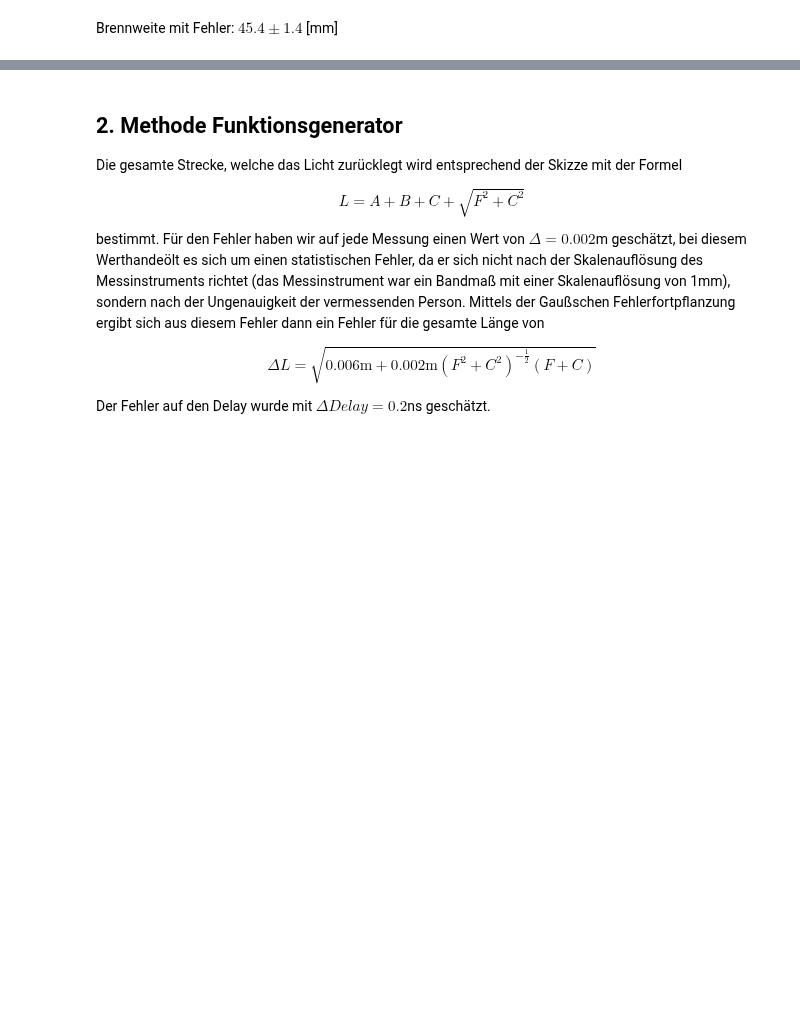
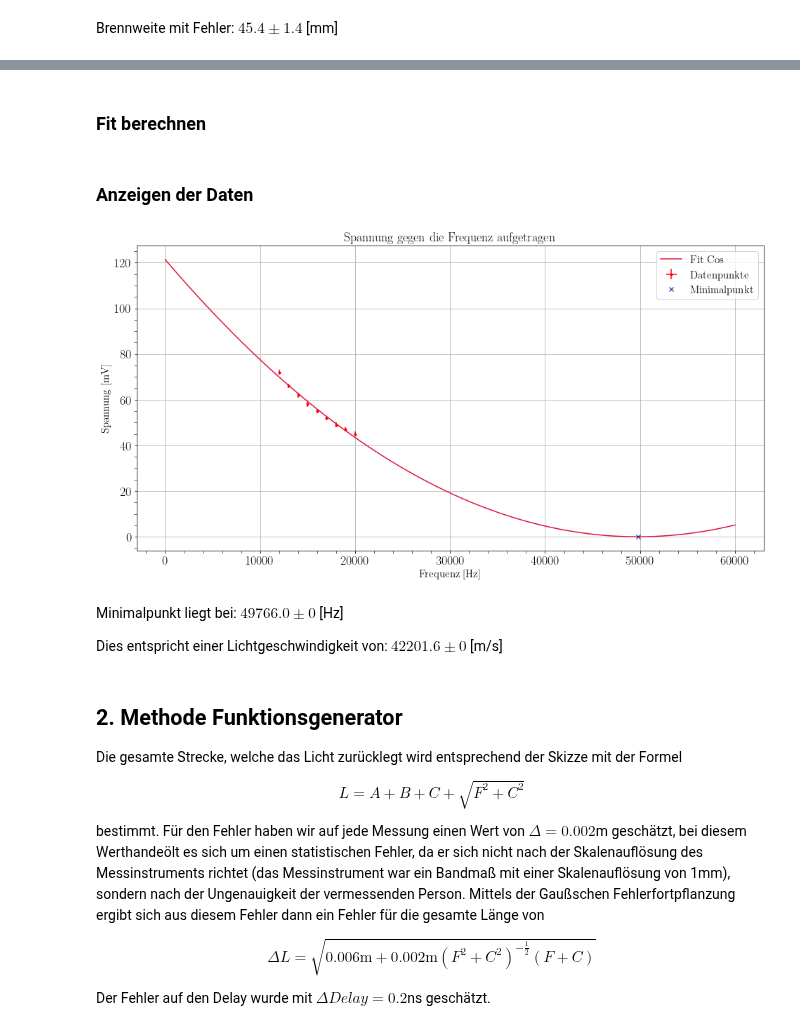
Before and after one commit to MayerPablo/FP, a Jupyter notebook: Lichtlaufzeiten/Lichtlaufzeiten.ipynb, the cells around one changed output, grey strips where cells are left out. Cells and saved outputs as stored; diff of their text form; code cells hidden in the pictures; blank space fills up the shorter version.

```diff
--- a/Lichtlaufzeiten/Lichtlaufzeiten.ipynb
+++ b/Lichtlaufzeiten/Lichtlaufzeiten.ipynb
@@ -187,15 +170,20 @@ Brennweite mit Fehler: $45.4 \pm 1.4$ [mm]
 # %%
 # Gemessene Spannungen
-spannungen = np.array([208, 197, 189, 179, 167, 155, 144, 135, 127, 117, 111, 104, 98, 93, 89, 85, 81,
-                       78, 74, 71, 69, 66, 64, 62, 59, 58, 53, 48, 46, 42, 40, 38, 37, 34, 33, 32, 30])  # mV
+
+# Vollständige Messung
+# spannungen = np.array([208, 197, 189, 179, 167, 155, 144, 135, 127, 117, 111, 104, 98, 93, 89, 85, 81,
+#                        78, 74, 71, 69, 66, 64, 62, 59, 58, 53, 48, 46, 42, 40, 38, 37, 34, 33, 32, 30])  # mV
+
+# Ausgewählter Bereich
+spannungen = np.array([53, 48, 46, 42, 40, 38, 37, 34, 33, 32, 30])
 
 # Fehler der Spannungen (durch Variation am Oszilloskop geschätzt)
 spannungenErr = 2 # mV
 
 # Dazugehörige Frequenzen
-frequenzenKlein = np.arange(150, 4050, 150)                    # Hz
-frequenzenGroß = np.arange(4500, 10000, 500)                   # Hz
-frequenzen = np.concatenate((frequenzenKlein, frequenzenGroß)) # Hz
+#frequenzenKlein = np.arange(150, 4050, 150)                    # Hz
+frequenzenGroß = np.arange(4500, 10000, 500)                    # Hz
+frequenzen = np.concatenate((np.array([]), frequenzenGroß))     # Hz
 
 # Fehler der Frequenzen
 frequenzenErr = 20 # Hz
@@ -321,0 +268,2 @@ print(xRange[(myCos(xRange, 1/(340000*pc.pi), 3000000, pi/1.0035, 3000000)).argm
+# %% [markdown]
+### Fit berechnen
@@ -322,3 +295,37 @@ print(xRange[(myCos(xRange, 1/(340000*pc.pi), 3000000, pi/1.0035, 3000000)).argm
+# %% [markdown]
+### Anzeigen der Daten
+# %%
+# Plotgröße anpassen
+plt.figure(figsize=(16, 8))
+
+# Gemessene Spannungswerte auftragen
+plt.errorbar(frequenzen2, spannungen2, xerr=frequenzen2Err, yerr=spannungen2Err,
+             fmt='.', color='red', label='Datenpunkte', marker=None)
+
+# Angepasste Cosinusfunktion aufzeichnen
+plt.plot(frequenzBereich2, fitWerte2, color='crimson', label='Fit Cos',marker=None)
+
+# Minimalpunkt
+plt.errorbar(minPoint2[0], minPoint2[1], color='darkblue', label='Minimalpunkt', fmt='x')
+
+# labels und legend
+plt.xlabel(r'Frequenz [Hz]')
+plt.ylabel(r'Spannung [mV]')
+plt.legend()
+
+# Plot anzeigen lassen
+plt.grid(True)
+plt.title('Spannung gegen die Frequenz aufgetragen')
+plt.show()
+
+# Ausgabe des Hz-Werts für den Minimalpunkt
+md(f"""Minimalpunkt liegt bei: ${minPoint2[0]:.1f} \pm {0}$ [Hz]\n
+   Dies entspricht einer Lichtgeschwindigkeit von: ${minPoint2[0]*0.848:.1f} \pm {0}$ [m/s]""")
+# %% [output]
+[figure, added]
+Minimalpunkt liegt bei: $49766.0 \pm 0$ [Hz]
+
+   Dies entspricht einer Lichtgeschwindigkeit von: $42201.6 \pm 0$ [m/s]
 # %% [markdown]
 ## 2. Methode Funktionsgenerator
 Die gesamte Strecke, welche das Licht zurücklegt wird entsprechend der Skizze mit der Formel
```
Also changed, not shown: parts of 14 cells of this notebook.
